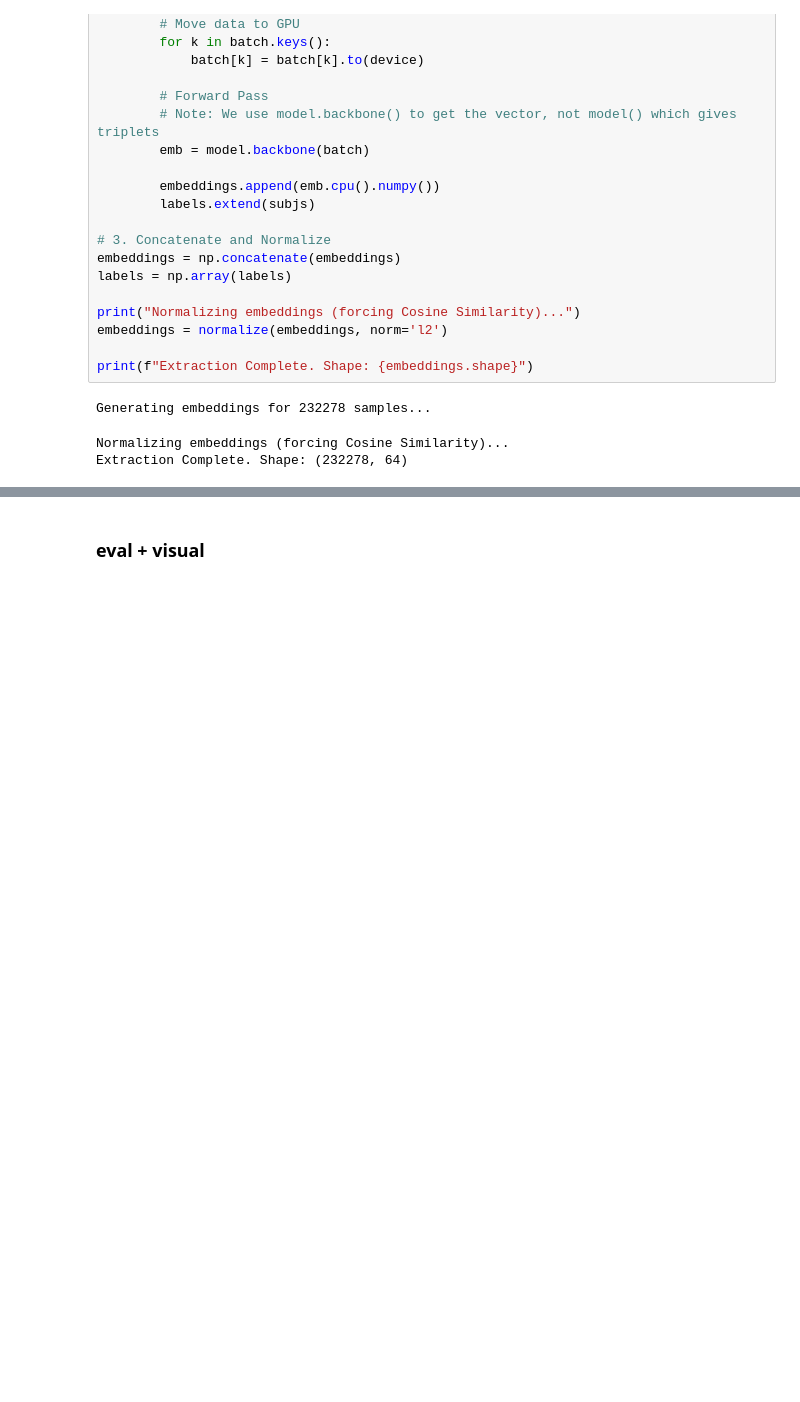
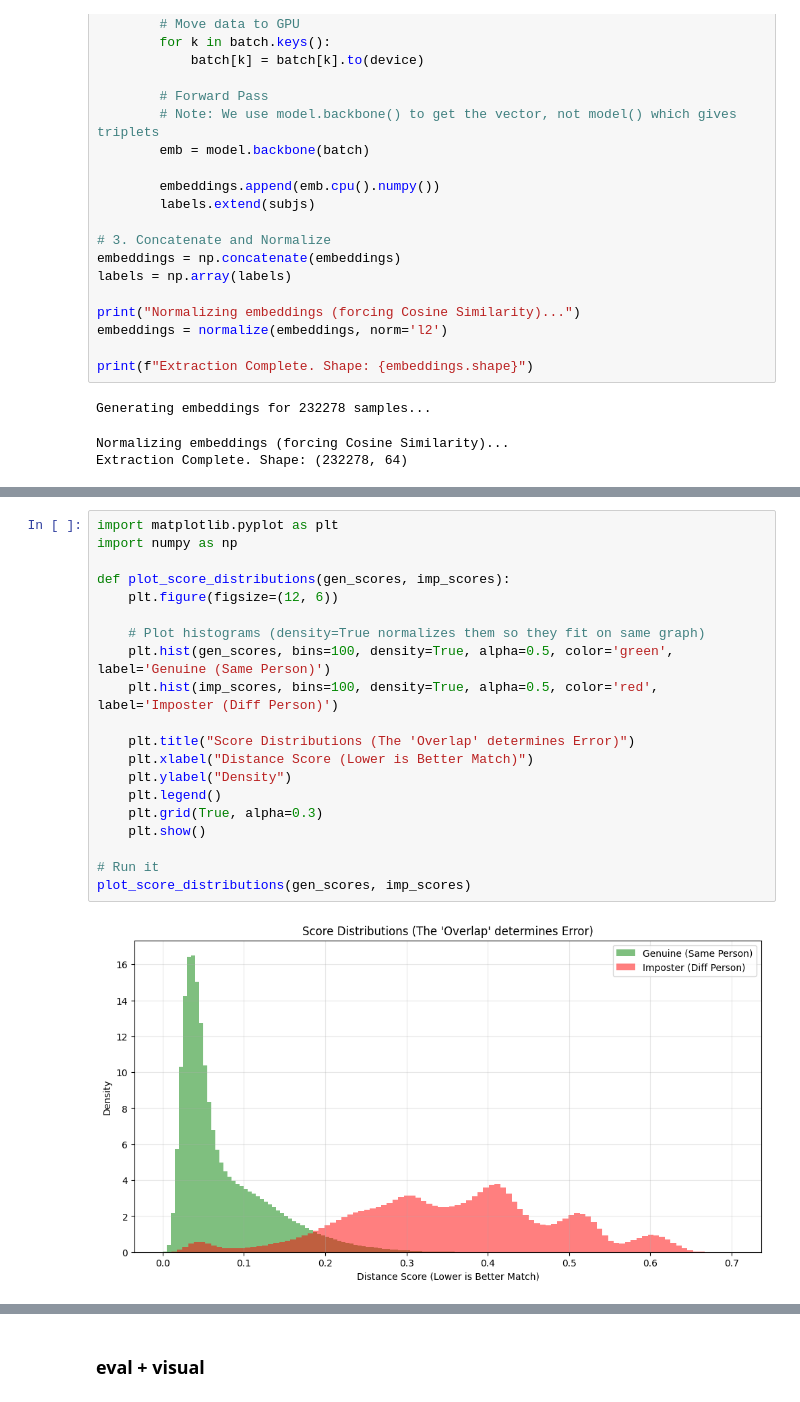
Before and after one commit to ChidanshM/verf, a Jupyter notebook: ttv/ttv.ipynb, the cells around one changed output, grey strips where cells are left out. Saved outputs shown, nothing was run; the diff lists cells and outputs as text; blank space fills up the shorter version.

```diff
--- a/ttv/ttv.ipynb
+++ b/ttv/ttv.ipynb
@@ -230,0 +431,22 @@ Extraction Complete. Shape: (232278, 64)
+# %%
+import matplotlib.pyplot as plt
+import numpy as np
+
+def plot_score_distributions(gen_scores, imp_scores):
+    plt.figure(figsize=(12, 6))
+
+    # Plot histograms (density=True normalizes them so they fit on same graph)
+    plt.hist(gen_scores, bins=100, density=True, alpha=0.5, color='green', label='Genuine (Same Person)')
+    plt.hist(imp_scores, bins=100, density=True, alpha=0.5, color='red', label='Imposter (Diff Person)')
+
+    plt.title("Score Distributions (The 'Overlap' determines Error)")
+    plt.xlabel("Distance Score (Lower is Better Match)")
+    plt.ylabel("Density")
+    plt.legend()
+    plt.grid(True, alpha=0.3)
+    plt.show()
+
+# Run it
+plot_score_distributions(gen_scores, imp_scores)
+# %% [output]
+[figure, added]
```
Also changed, not shown: parts of 16 cells of this notebook, 3 other files.
